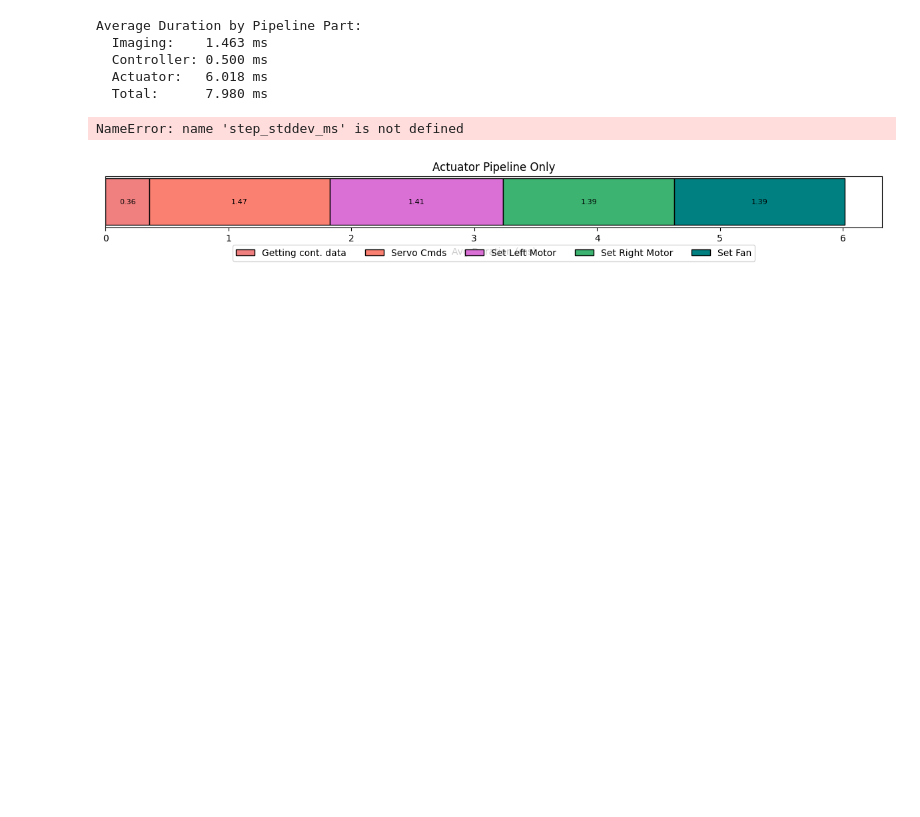
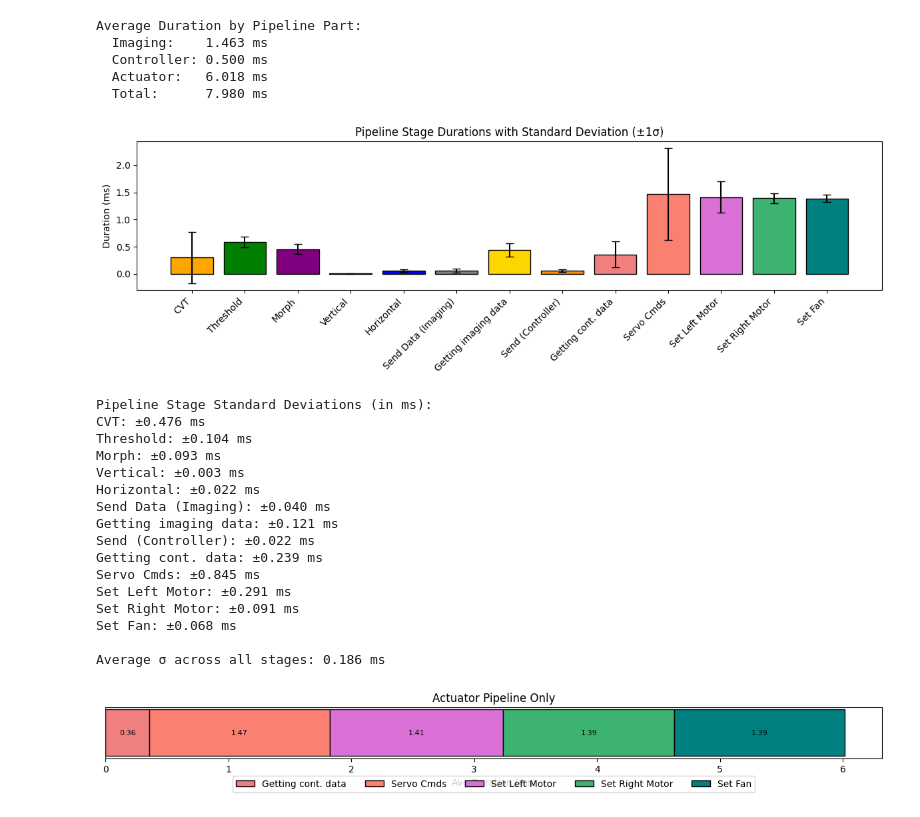
Before and after one commit to QS832/thesis-data, a Jupyter notebook: bench-plots copy.ipynb, the cells around one changed output. Drawn from its saved outputs; the diff is of its cells as text; code cells hidden in the pictures; blank space fills up the shorter version.

```diff
--- a/bench-plots copy.ipynb
+++ b/bench-plots copy.ipynb
@@ -1257,34 +1257,62 @@ all_labels = (
     ["Getting imaging data", "Send (Controller)"] +
     ["Getting cont. data", "Servo Cmds", "Set Left Motor", "Set Right Motor", "Set Fan"]
 )
 all_colors = (
     ['orange', 'green', 'purple', 'red', 'blue', 'gray'] +
     ['gold', 'darkorange'] +
     ['lightcoral', 'salmon', 'orchid', 'mediumseagreen', 'teal']
 )
+# Extract labels from the data
+labels = list(matched_durations[0].keys())
 
+# Create a dict to hold all durations for each label
+all_durations_per_step = {label: [] for label in labels}
+
+# Fill durations per step from all frames
+for frame in matched_durations:
+    for label in labels:
+        all_durations_per_step[label].append(frame[label])
+
+# Compute stddev per step
+step_stddev_ms = {label: float(np.std(all_durations_per_step[label], ddof=1)) for label in labels}
 # avg[step] and step_stddev_ms[step] are precomputed dictionaries
 
 means = [avg[l] for l in all_labels]
 errs  = [step_stddev_ms[l] for l in all_labels]
 x = np.arange(len(all_labels))
 
 plt.figure(figsize=(12, 4))
 plt.bar(x, means, yerr=errs, capsize=4, color=all_colors, edgecolor='black')
 plt.xticks(x, all_labels, rotation=45, ha='right')
 plt.ylabel("Duration (ms)")
 plt.title("Pipeline Stage Durations with Standard Deviation (±1σ)")
 plt.tight_layout()
 plt.show()
 # --- Print each step’s mean ± σ and overall average σ ---
 print("\nPipeline Stage Standard Deviations (in ms):")
 for step in all_labels:
     print(f"{step}: ±{step_stddev_ms[step]:.3f} ms")
 
 avg_std_ms = np.mean(list(step_stddev_ms.values()))
 print(f"\nAverage σ across all stages: {avg_std_ms:.3f} ms")
 # %% [output]
+[figure, added]
-NameError: name 'step_stddev_ms' is not defined
+Pipeline Stage Standard Deviations (in ms):
+CVT: ±0.476 ms
+Threshold: ±0.104 ms
+Morph: ±0.093 ms
+Vertical: ±0.003 ms
+Horizontal: ±0.022 ms
+Send Data (Imaging): ±0.040 ms
+Getting imaging data: ±0.121 ms
+Send (Controller): ±0.022 ms
+Getting cont. data: ±0.239 ms
+Servo Cmds: ±0.845 ms
+Set Left Motor: ±0.291 ms
+Set Right Motor: ±0.091 ms
+Set Fan: ±0.068 ms
+
+Average σ across all stages: 0.186 ms
 # %%
 import matplotlib.pyplot as plt
 
```
Also changed, not shown: parts of 3 cells of this notebook.
